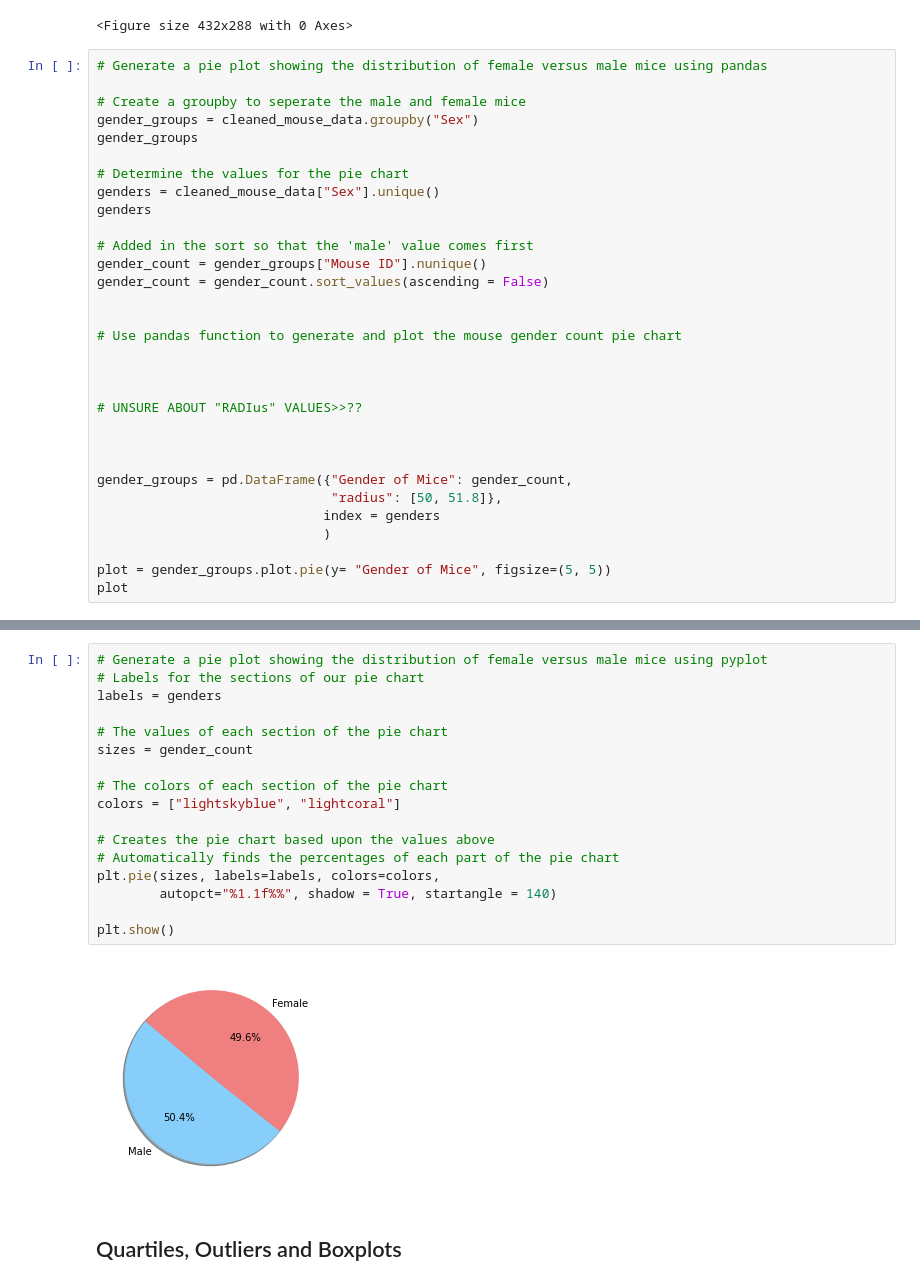
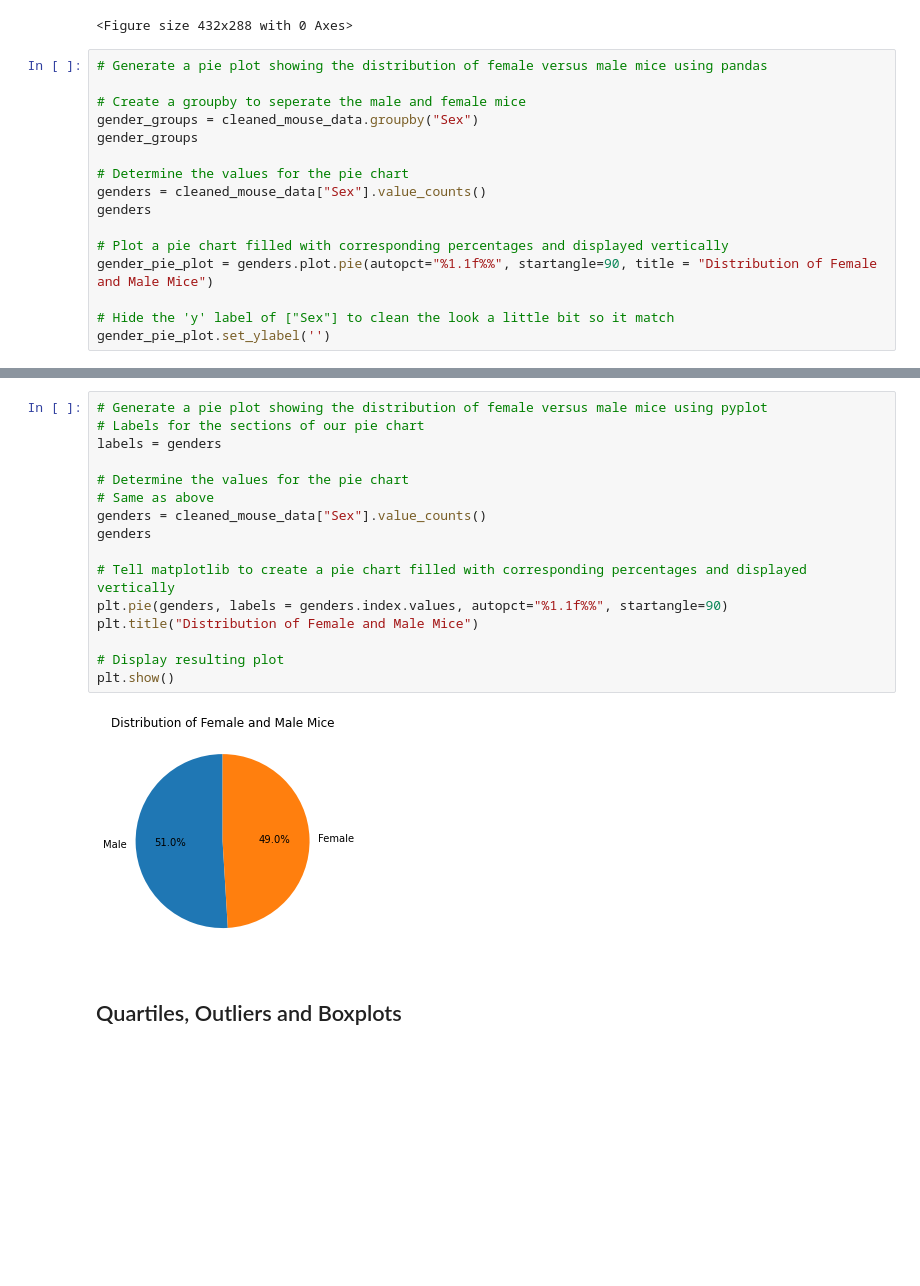
Before and after one commit to NoahLeVoir/Matplotlib-Challenge, a Jupyter notebook: Pymaceuticals/pymaceuticals.ipynb, the cells around one changed output, grey strips where cells are left out. Drawn from its saved outputs; the diff is of its cells as text; blank space fills up the shorter version.

Commit message:
Updated code for pie chart section so that the charts better visually match one another

```diff
--- a/Pymaceuticals/pymaceuticals.ipynb
+++ b/Pymaceuticals/pymaceuticals.ipynb
@@ -246,27 +235,12 @@ gender_groups = cleaned_mouse_data.groupby("Sex")
 gender_groups
 
 # Determine the values for the pie chart
-genders = cleaned_mouse_data["Sex"].unique()
+genders = cleaned_mouse_data["Sex"].value_counts()
 genders
 
-# Added in the sort so that the 'male' value comes first
-gender_count = gender_groups["Mouse ID"].nunique()
-gender_count = gender_count.sort_values(ascending = False)
+# Plot a pie chart filled with corresponding percentages and displayed vertically
+gender_pie_plot = genders.plot.pie(autopct="%1.1f%%", startangle=90, title = "Distribution of Female and Male Mice")
 
-
-# Use pandas function to generate and plot the mouse gender count pie chart
-
-
-
-# UNSURE ABOUT "RADIus" VALUES>>??
-
-
-
-gender_groups = pd.DataFrame({"Gender of Mice": gender_count,
-                              "radius": [50, 51.8]},
-                             index = genders
-                             )
-
-plot = gender_groups.plot.pie(y= "Gender of Mice", figsize=(5, 5))
-plot
+# Hide the 'y' label of ["Sex"] to clean the look a little bit so it match
+gender_pie_plot.set_ylabel('')
 # %% [output]
@@ -275,22 +249,21 @@ plot
 # %%
 # Generate a pie plot showing the distribution of female versus male mice using pyplot
 # Labels for the sections of our pie chart
 labels = genders
 
-# The values of each section of the pie chart
-sizes = gender_count
+# Determine the values for the pie chart
+# Same as above
+genders = cleaned_mouse_data["Sex"].value_counts()
+genders
 
-# The colors of each section of the pie chart
-colors = ["lightskyblue", "lightcoral"]
+# Tell matplotlib to create a pie chart filled with corresponding percentages and displayed vertically
+plt.pie(genders, labels = genders.index.values, autopct="%1.1f%%", startangle=90)
+plt.title("Distribution of Female and Male Mice")
 
-# Creates the pie chart based upon the values above
-# Automatically finds the percentages of each part of the pie chart
-plt.pie(sizes, labels=labels, colors=colors,
-        autopct="%1.1f%%", shadow = True, startangle = 140)
-
+# Display resulting plot
 plt.show()
 # %% [output]
-[figure, old version]
+[figure, new version]
 # %% [markdown]
 ## Quartiles, Outliers and Boxplots
 # %% [markdown]
```
Also changed, not shown: parts of 3 cells of this notebook.
